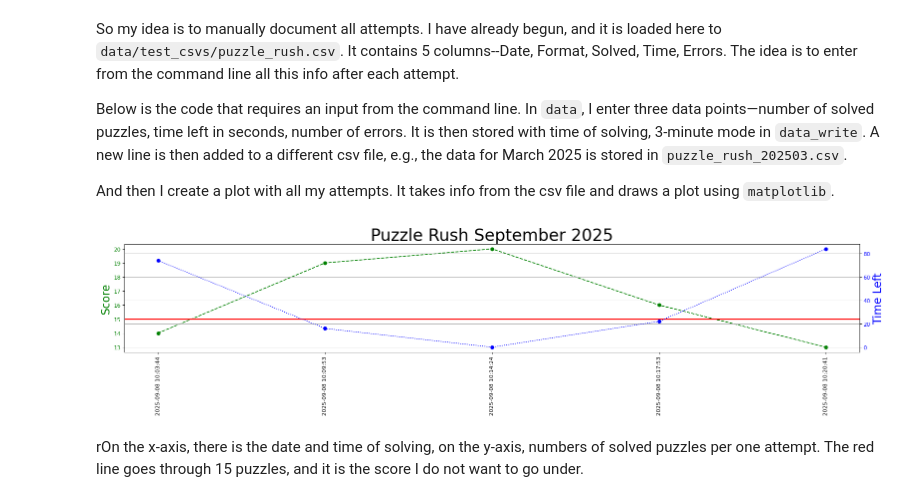
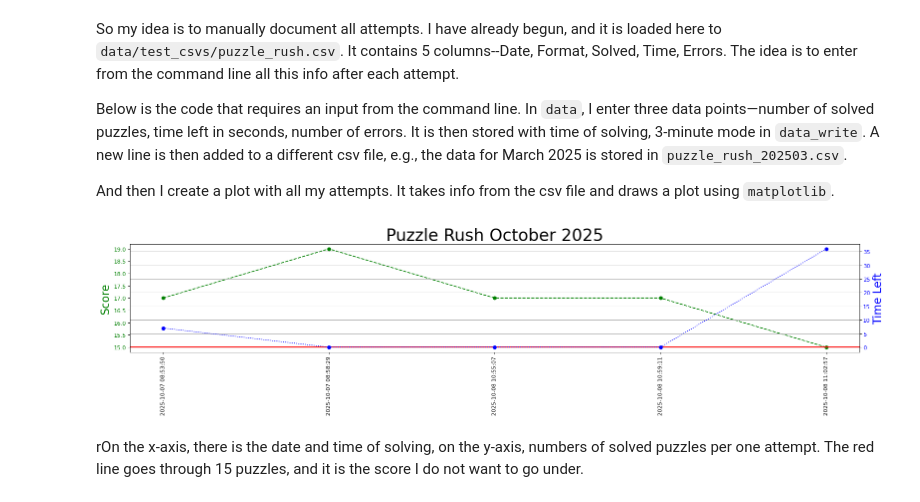
Before and after one commit to mariaonoeva/stat-repo, a Jupyter notebook: chess/puzzle-rush/puzzle_rush.ipynb, the cells around one changed output. Cells and saved outputs as stored; diff of their text form; code cells hidden in the pictures.

```diff
--- a/chess/puzzle-rush/puzzle_rush.ipynb
+++ b/chess/puzzle-rush/puzzle_rush.ipynb
@@ -51,7 +51,7 @@ data_write = datetime.today().strftime('%Y-%m-%d %H:%M:%S') + ',3,' + data
     # if csv exists, then write there
     # if not exists, creat a new one with name "puzzle_rush_{month_year.%Y%m}"
 
-csv_file = 'data/csvs/puzzle_rush_202509.csv'
+csv_file = 'data/csvs/puzzle_rush_202510.csv'
 
 with open(csv_file, 'a', newline='') as csvfile:
     writer = csv.writer(csvfile, delimiter=',')
@@ -70,35 +70,35 @@ with open(csv_file, 'r') as csvfile: # I can use pandas here, it might be even b
     for row in lines:
         date_time.append(row[0])
         score.append(int(row[2]))
         time_left.append(int(row[3]))
 
 fig, ax1 = plt.subplots(figsize=(20, 5), dpi=80)
 
 # data for the left axis
 ax1.plot(date_time, score, color='g', linestyle = 'dashed', marker = 'o')
 ax1.set_ylabel("Score", fontsize=20, color = u'g')
 ax1.tick_params(axis='y', labelcolor=u'g')
 # draws one red line on y = 15
 plt.axhline(linewidth=2, color='r', y=15)
 plt.xticks(rotation=90)
 
 ax2 = ax1.twinx() # saying there is a second y axis
 ax2.plot(date_time, time_left, color='b', linestyle = 'dotted', marker = 'o')
 ax2.set_ylabel("Time Left", fontsize=20, color = u'b')
 ax2.tick_params(axis='y', labelcolor=u'b')
 
 
 plt.xlabel("Date and Time", fontsize=20)
 plt.title(f"Puzzle Rush {month_year.strftime("%B %Y")}", fontsize=30)
 plt.grid()
 
 fig.tight_layout()
 
 # I want to add time and errorless attempts
-plt.savefig('data/pics/puzzle_rush_202509.png', bbox_inches='tight')
+plt.savefig('data/pics/puzzle_rush_202510.png', bbox_inches='tight')
 plt.show()
 # %% [output]
-[figure, old version]
+[figure, new version]
 # %% [markdown]
 rOn the x-axis, there is the date and time of solving, on the y-axis, numbers of solved puzzles per one attempt. The red line goes through 15 puzzles, and it is the score I do not want to go under.
 # %% [markdown]
```
Also changed, not shown: 14 other files.
